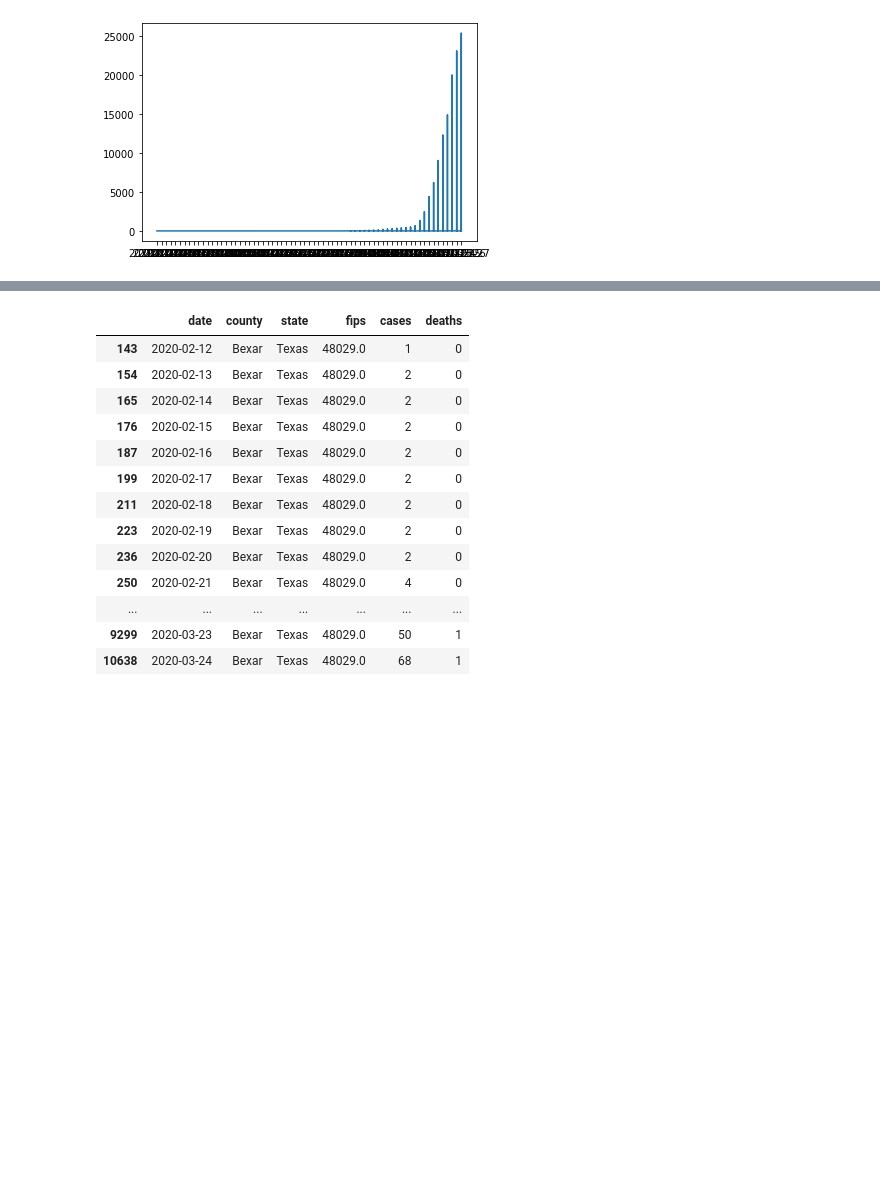
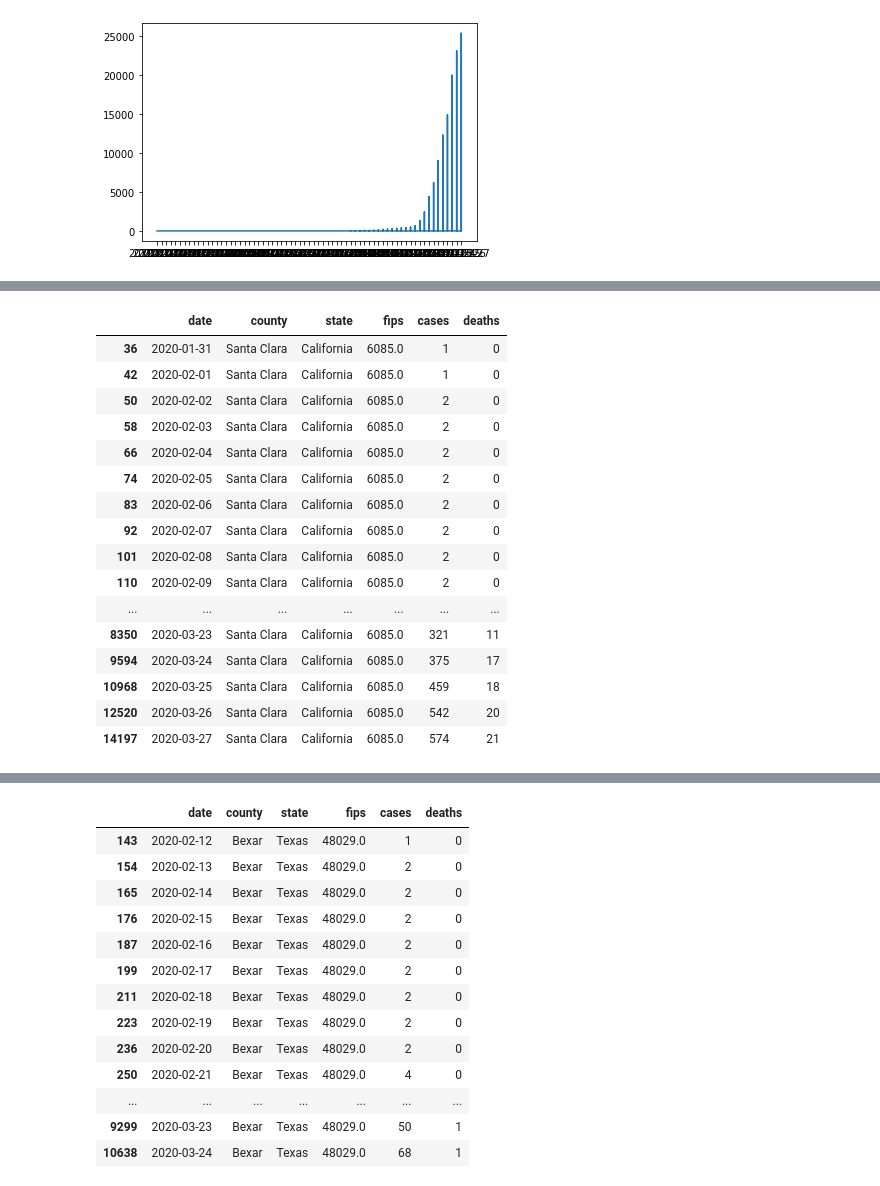
Before and after one commit to Jeff-Hutchins/covid-19-data, a Jupyter notebook: exploration_ny_times_data.ipynb, the cells around one changed output, grey strips where cells are left out. Saved outputs shown, nothing was run; the diff lists cells and outputs as text; code cells hidden in the pictures; blank space fills up the shorter version.

```diff
--- a/exploration_ny_times_data.ipynb
+++ b/exploration_ny_times_data.ipynb
@@ -40,0 +149,20 @@ plt.plot(counties.date, counties.cases)
+# %%
+counties[counties.county == 'Santa Clara']
+# %% [output]
+|  | date | county | state | fips | cases | deaths |
+| 36 | 2020-01-31 | Santa Clara | California | 6085.0 | 1 | 0 |
+| 42 | 2020-02-01 | Santa Clara | California | 6085.0 | 1 | 0 |
+| 50 | 2020-02-02 | Santa Clara | California | 6085.0 | 2 | 0 |
+| 58 | 2020-02-03 | Santa Clara | California | 6085.0 | 2 | 0 |
+| 66 | 2020-02-04 | Santa Clara | California | 6085.0 | 2 | 0 |
+| 74 | 2020-02-05 | Santa Clara | California | 6085.0 | 2 | 0 |
+| 83 | 2020-02-06 | Santa Clara | California | 6085.0 | 2 | 0 |
+| 92 | 2020-02-07 | Santa Clara | California | 6085.0 | 2 | 0 |
+| 101 | 2020-02-08 | Santa Clara | California | 6085.0 | 2 | 0 |
+| 110 | 2020-02-09 | Santa Clara | California | 6085.0 | 2 | 0 |
+| ... | ... | ... | ... | ... | ... | ... |
+| 8350 | 2020-03-23 | Santa Clara | California | 6085.0 | 321 | 11 |
+| 9594 | 2020-03-24 | Santa Clara | California | 6085.0 | 375 | 17 |
+| 10968 | 2020-03-25 | Santa Clara | California | 6085.0 | 459 | 18 |
+| 12520 | 2020-03-26 | Santa Clara | California | 6085.0 | 542 | 20 |
+| 14197 | 2020-03-27 | Santa Clara | California | 6085.0 | 574 | 21 |
```
Also changed, not shown: parts of 11 cells of this notebook.
